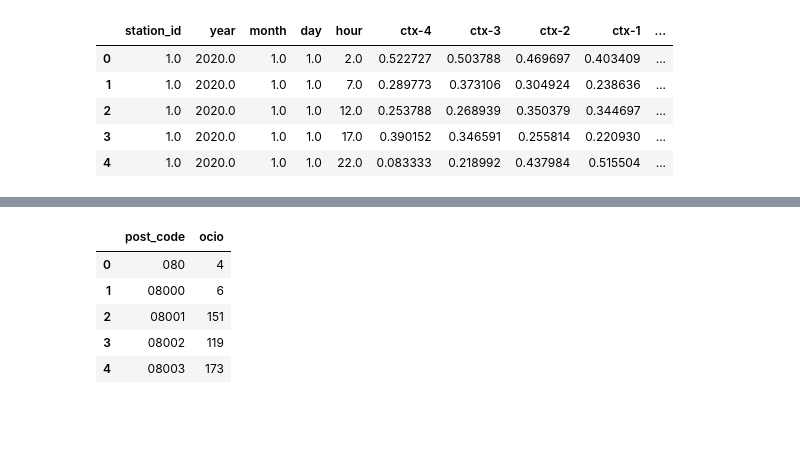
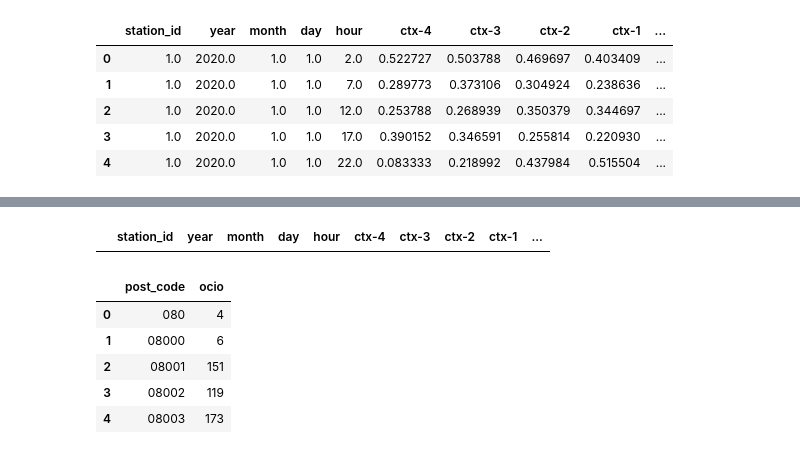
Before and after one commit to carlotalacasav/Gorrapiedra-proyecto, a Jupyter notebook: process_dataframe.ipynb, the cells around one changed output, grey strips where cells are left out. Saved outputs shown, nothing was run; the diff lists cells and outputs as text; code cells hidden in the pictures; blank space fills up the shorter version.

```diff
--- a/process_dataframe.ipynb
+++ b/process_dataframe.ipynb
@@ -268,3 +237,8 @@ len(full_data)
+# %%
+full_data['rating'] = full_data['rating'].fillna(value = full_data['rating'].median())
+full_data[full_data['rating'].isnull()]
+# %% [output]
+|  | station_id | year | month | day | hour | ctx-4 | ctx-3 | ctx-2 | ctx-1 | ... |
 # %%
 data_ocio = pd.read_csv('data/locations_data/bcn_ocio.csv', encoding = 'utf-16').groupby('addresses_zip_code').size().reset_index()
 data_ocio.columns = ['post_code', 'ocio']
```
Also changed, not shown: parts of 24 cells of this notebook.
